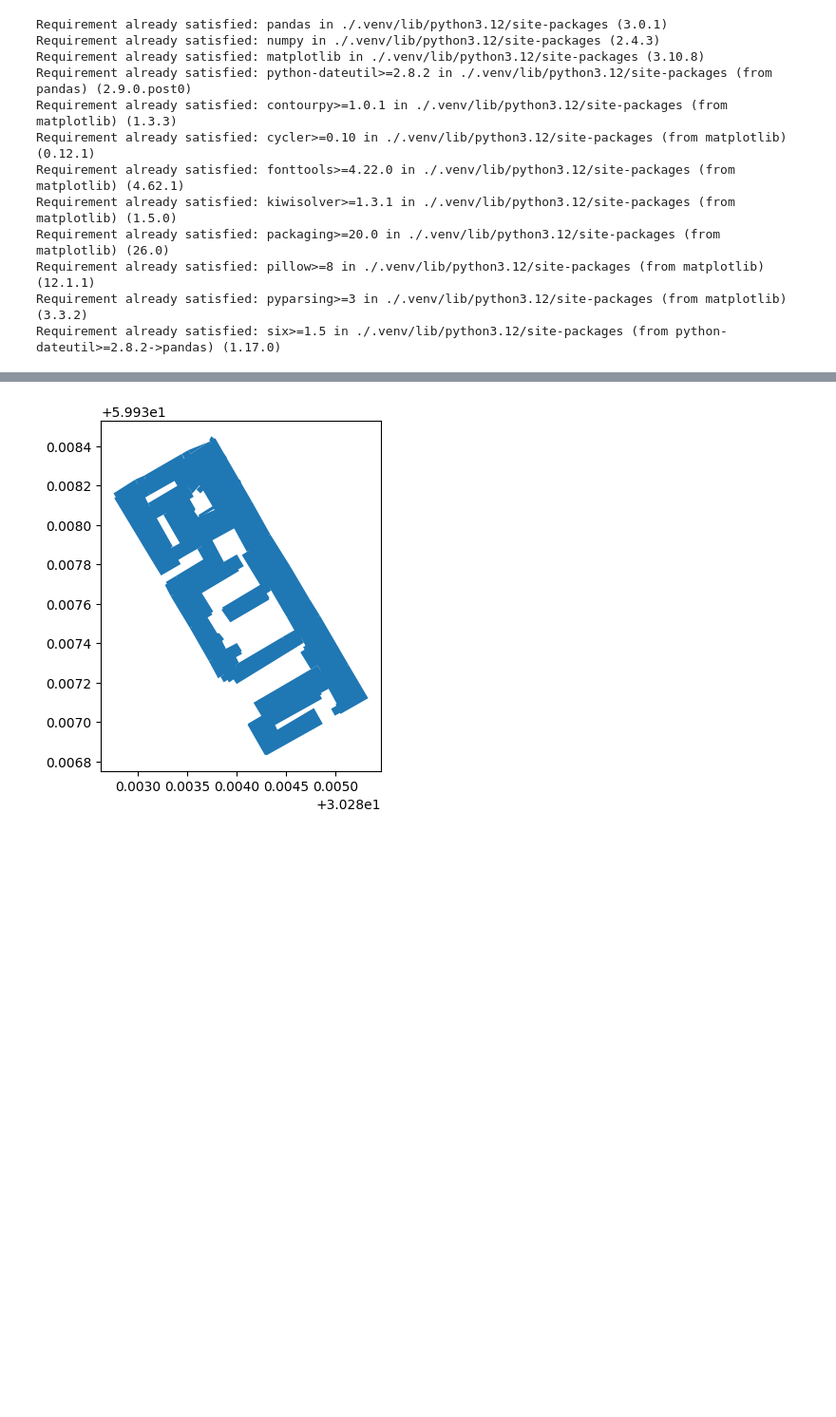
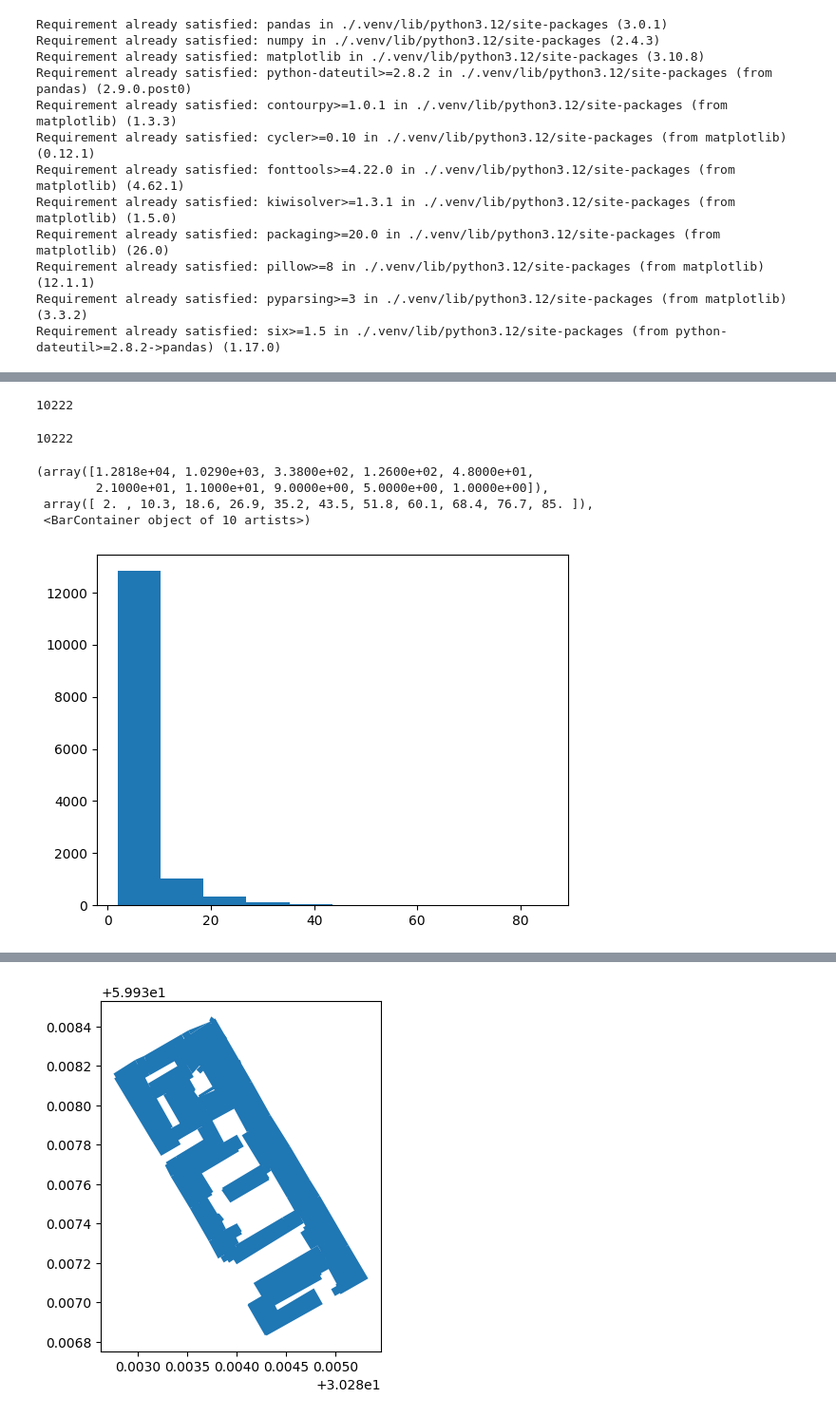
Before and after one commit to ilyakosstin/changellenge_case_MTS, a Jupyter notebook: main.ipynb, the cells around one changed output, grey strips where cells are left out. Shown at 95% size. Cells and saved outputs as stored; diff of their text form; code cells hidden in the pictures; blank space fills up the shorter version.

```diff
--- a/main.ipynb
+++ b/main.ipynb
@@ -48,21 +26,25 @@ from tqdm import tqdm
 # %%
-import pandas as pd
-import numpy as np
-import geopandas as gpd
-import shapely
-
 df_a = pd.read_csv('cup_it_example_src_A.csv', index_col=0)
 df_b = pd.read_csv('cup_it_example_src_B.csv', index_col=0)
 
+# загрузить геометрию из файла
+def load_geom(x):
+    raw = shapely.wkt.loads(x)
+    if not raw.is_valid:
+        raise Exception("invalid polygon")
+    return shapely.make_valid(raw)
+
+# специальные таблички с геометрией
 gdf_a = gpd.GeoDataFrame(
     df_a,
-    geometry=df_a['geometry'].apply(shapely.wkt.loads),
-    crs="EPSG:4326"
+    geometry=df_a['geometry'].apply(load_geom),
+    crs="EPSG:4326",
+
 )
 
 gdf_b = gpd.GeoDataFrame(
     df_b,
-    geometry=df_b['wkt'].apply(shapely.wkt.loads),
+    geometry=df_b['wkt'].apply(load_geom),
     crs="EPSG:4326"
 )
 
@@ -178 +132,17 @@ def jaccard_decomp(conn, b_start, gdf_a, gdf_b):
     return jaccard(union(dfa.geometry.values), union(dfb.geometry.values))
+# %%
+def touches(figa, figb, k=0.001):
+    return figa.intersects(figb) and figa.intersection(figb).area < k
+
+# получить граф по касаниям (в виде словаря)
+def get_touch_graph(geometries, k=0.001):
+    tree = STRtree(geometries)
+
+    graph = {}
+
+    for i, geom in enumerate(tqdm(geometries)):
+        possible_idx = tree.query(geom)
+        true_touches = [int(poly_idx) for poly_idx in possible_idx if i != poly_idx and touches(geometries[poly_idx], geom, k)]
+        graph[i] = true_touches
+
+    return graph
@@ -178,0 +162,19 @@ def jaccard_decomp(conn, b_start, gdf_a, gdf_b):
+# %%
+graph_b_touch = get_touch_graph(gdf_b.geometry, k=0.00001)
+conn_b_touch = get_connectivity_components(graph_b_touch)
+# %%
+len([c for c in conn_b_touch if len(c) < 6])
+# %% [output]
+10222
+# %%
+len([c for c in conn_b if len(c) < 6])
+# %% [output]
+10222
+# %%
+plt.hist([len(c) for c in conn_b_touch])
+# %% [output]
+(array([1.2818e+04, 1.0290e+03, 3.3800e+02, 1.2600e+02, 4.8000e+01,
+        2.1000e+01, 1.1000e+01, 9.0000e+00, 5.0000e+00, 1.0000e+00]),
+ array([ 2. , 10.3, 18.6, 26.9, 35.2, 43.5, 51.8, 60.1, 68.4, 76.7, 85. ]),
+ <BarContainer object of 10 artists>)
+[figure, added]
```
Also changed, not shown: parts of 25 cells of this notebook.
